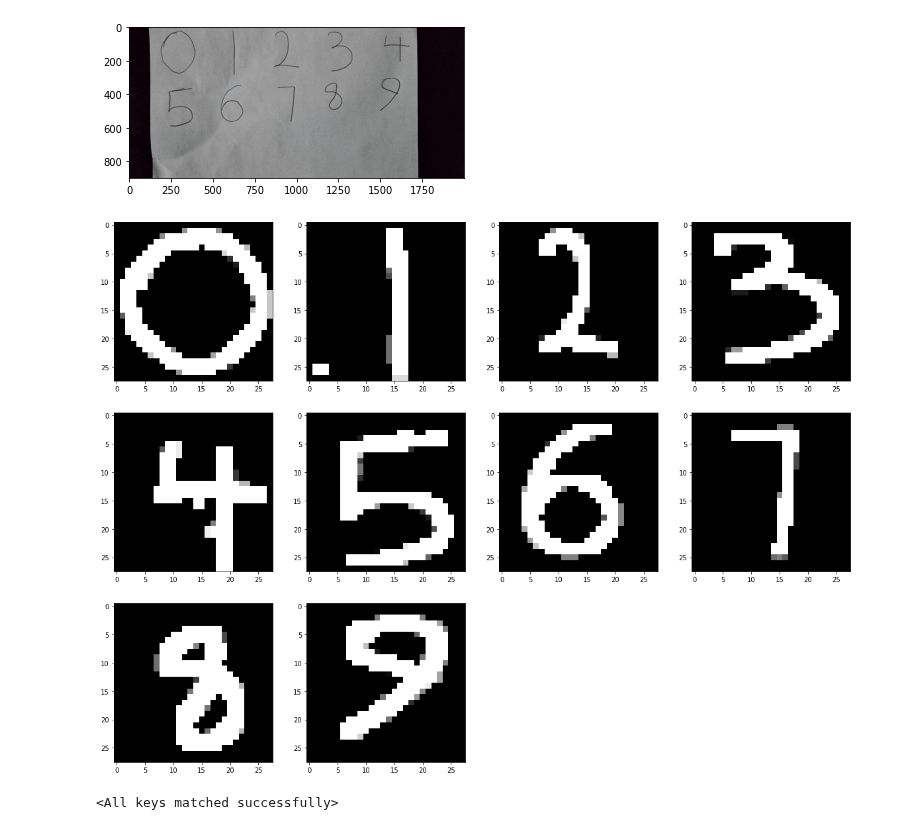
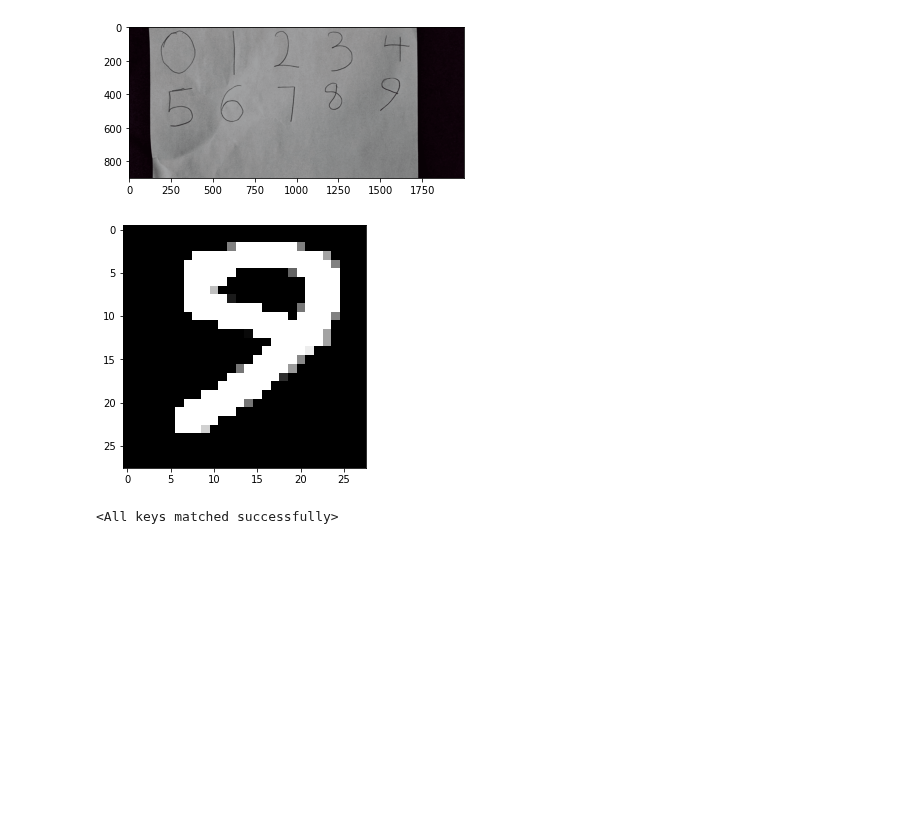
Before and after one commit to EuniceOyeniyi/stive_exercises, a Jupyter notebook: Chapter 03/02. MLP Muliclass classification (MNIST)/pred_nums.ipynb, the cells around one changed output. Saved outputs shown, nothing was run; the diff lists cells and outputs as text; code cells hidden in the pictures; blank space fills up the shorter version.

```diff
--- a/Chapter 03/02. MLP Muliclass classification (MNIST)/pred_nums.ipynb
+++ b/Chapter 03/02. MLP Muliclass classification (MNIST)/pred_nums.ipynb
@@ -40,24 +40,24 @@ nine = number[270:550, 1450:1650]
 # %%
 from ctypes import resize
 from math import ceil
 # numbers = [zero,one,two,three,four,five,six,seven,eight,nine]
-numbers = [zero,one,two,three,four,five,six,seven,eight,nine]
+numbers = [nine]
 plt.subplots(figsize=(20,15))
 cols = 4
 rows = ceil(len(numbers)/cols)
 kernel = np.ones((3, 3), np.uint8)
 
 for index,num in enumerate(numbers):
     plt.subplot(rows,cols,index+1)
     gray_num = cv2.cvtColor(num, cv2.COLOR_BGR2GRAY)
     retval, dst2 = cv2.threshold(gray_num, 0, 255, cv2.THRESH_BINARY_INV+cv2.THRESH_OTSU)
     dil = cv2.dilate(dst2,kernel,iterations=10)
     dil= cv2.resize(dil,(28,28))
     figures = cv2.imwrite(rf'images\\figures\\{index}.png',dil)
 
     plt.imshow(dil, cmap='gray')
 # %% [output]
-[figure, old version]
+[figure, new version]
 # %%
 transform = transforms.Compose([transforms.ToTensor(), transforms.Normalize((0.5), (0.5)) ])
 from model import model
```
Also changed, not shown: parts of 4 cells of this notebook.
